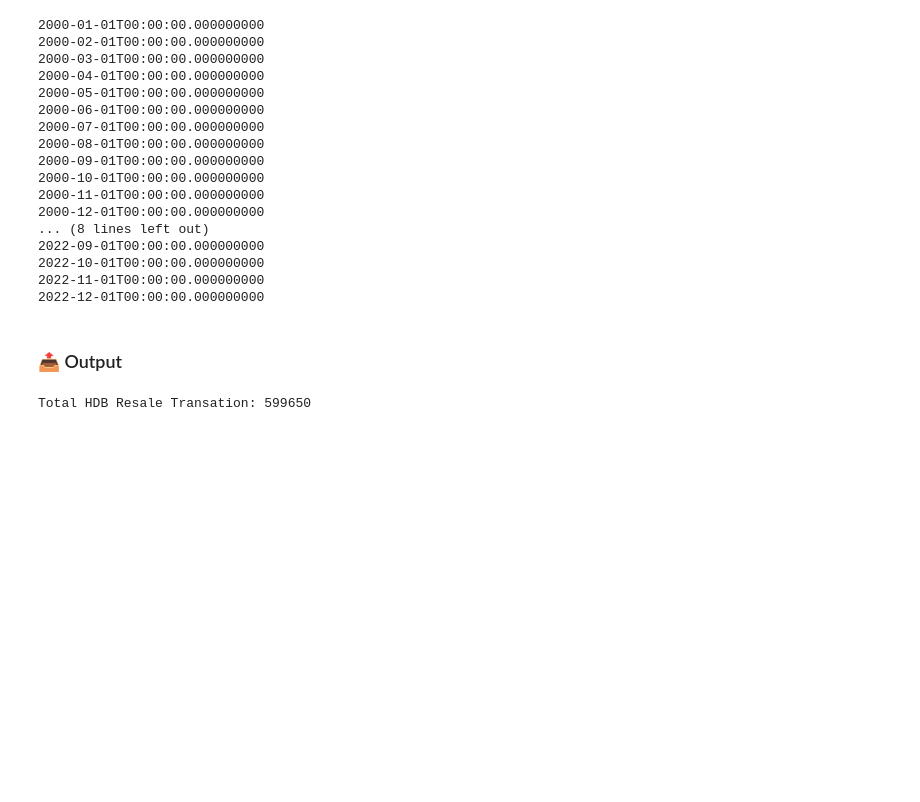
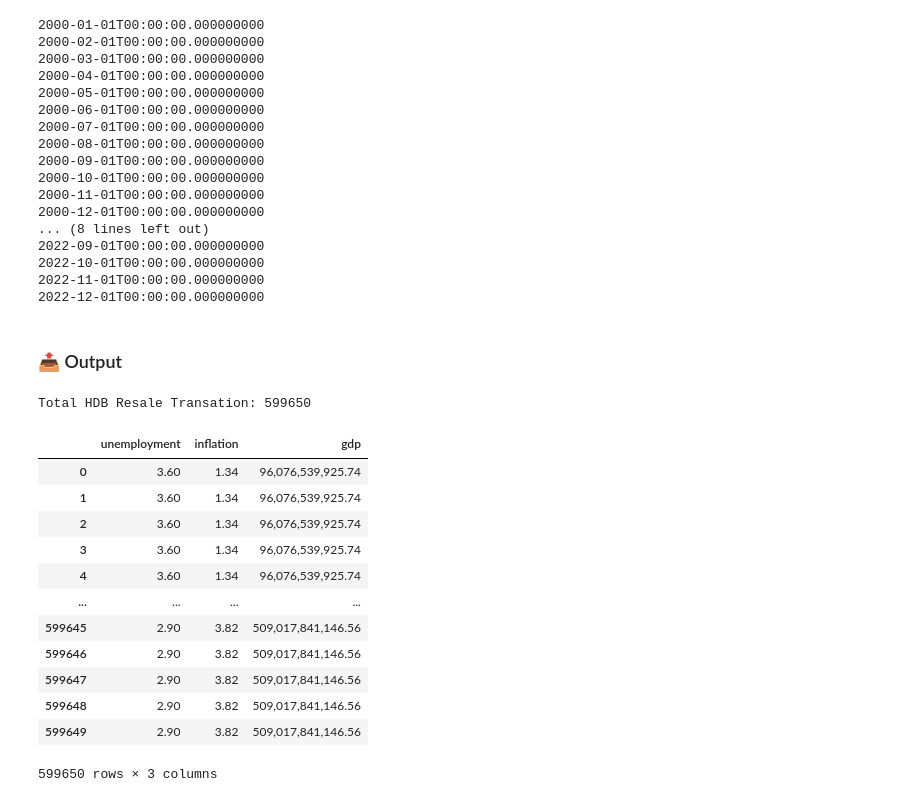
Before and after one commit to alanwongmk/hdb, a Jupyter notebook: HDB04_DataMerger.ipynb, the cells around one changed output. Saved outputs shown, nothing was run; the diff lists cells and outputs as text; code cells hidden in the pictures; blank space fills up the shorter version.

```diff
--- a/HDB04_DataMerger.ipynb
+++ b/HDB04_DataMerger.ipynb
@@ -91,3 +92,34 @@ for d in datexs:
 print(f"Total HDB Resale Transation: {len(df_merged)}")
 # %% [output]
 Total HDB Resale Transation: 599650
+# %%
+import copy
+df_mergedx = copy.copy(df_merged)
+store = []
+count = 0
+for x in df_mergedx.index:
+    date_str = str(x).split(' ')[0]
+    date_str = date_str.split('-')
+    date_str = f"{date_str[0]}-01-{date_str[2]}"
+    if count<10:
+        count += 1
+        #print(date_str)
+    store.append(df_stat_yearly.loc[date_str].values)
+
+df_year_new = pd.DataFrame(store)
+df_year_new.columns = df_stat_yearly.columns
+df_year_new
+# %% [output]
+|  | unemployment | inflation | gdp |
+| 0 | 3.60 | 1.34 | 96,076,539,925.74 |
+| 1 | 3.60 | 1.34 | 96,076,539,925.74 |
+| 2 | 3.60 | 1.34 | 96,076,539,925.74 |
+| 3 | 3.60 | 1.34 | 96,076,539,925.74 |
+| 4 | 3.60 | 1.34 | 96,076,539,925.74 |
+| ... | ... | ... | ... |
+| 599645 | 2.90 | 3.82 | 509,017,841,146.56 |
+| 599646 | 2.90 | 3.82 | 509,017,841,146.56 |
+| 599647 | 2.90 | 3.82 | 509,017,841,146.56 |
+| 599648 | 2.90 | 3.82 | 509,017,841,146.56 |
+| 599649 | 2.90 | 3.82 | 509,017,841,146.56 |
+599650 rows × 3 columns
```
Also changed, not shown: parts of 5 cells of this notebook, 4 other files.
